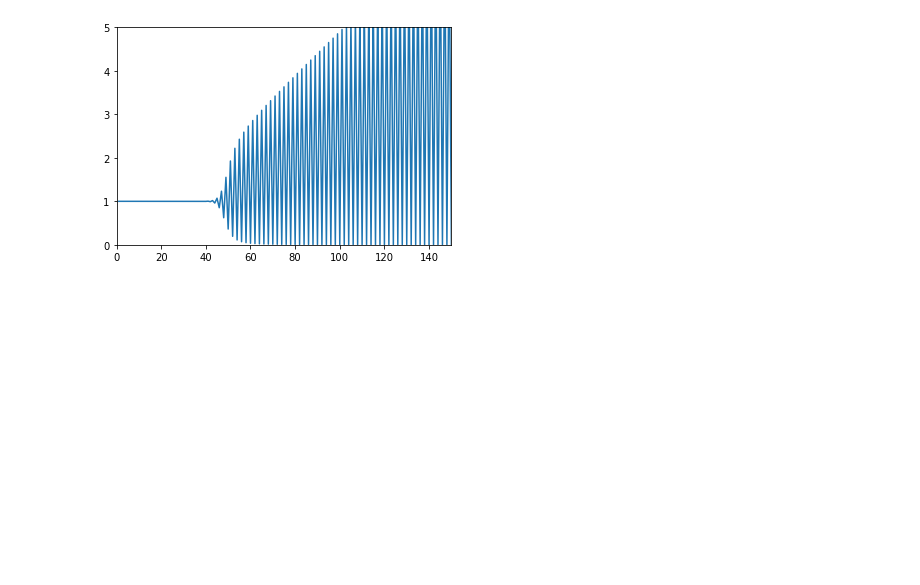
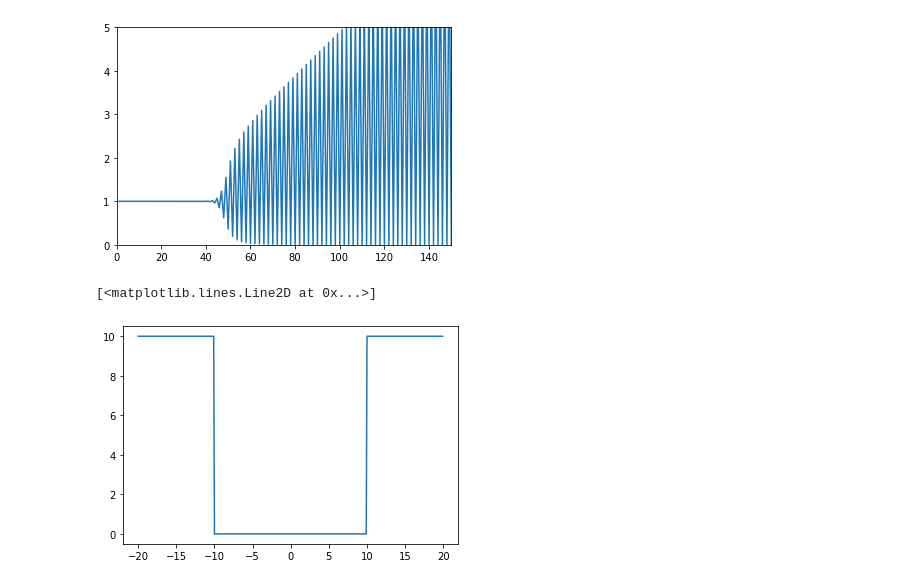
Before and after one commit to Rittik03/Quantum-Mechanics-With-Python, a Jupyter notebook: jupyter.ipynb, the cells around one changed output. Drawn from its saved outputs; the diff is of its cells as text; code cells hidden in the pictures; blank space fills up the shorter version.

Commit message:
Visual Changes

```diff
--- a/jupyter.ipynb
+++ b/jupyter.ipynb
@@ -188,3 +188,16 @@ mlt.ylim(0,5)
 # %% [output]
 (0.0, 5.0)
 [figure]
+# %%
+def V1DB(R):
+
+    Vmax = 10
+    R1   = -10
+    R2   = -R1
+    return  Vmax*(R<R1) + Vmax*(R>R2)
+
+R = np.arange(-20,20,0.1)
+mlt.plot(R, V1DB(R))
+# %% [output]
+[<matplotlib.lines.Line2D at 0x...>]
+[figure, added]
```
Also changed, not shown: 12 other files.
